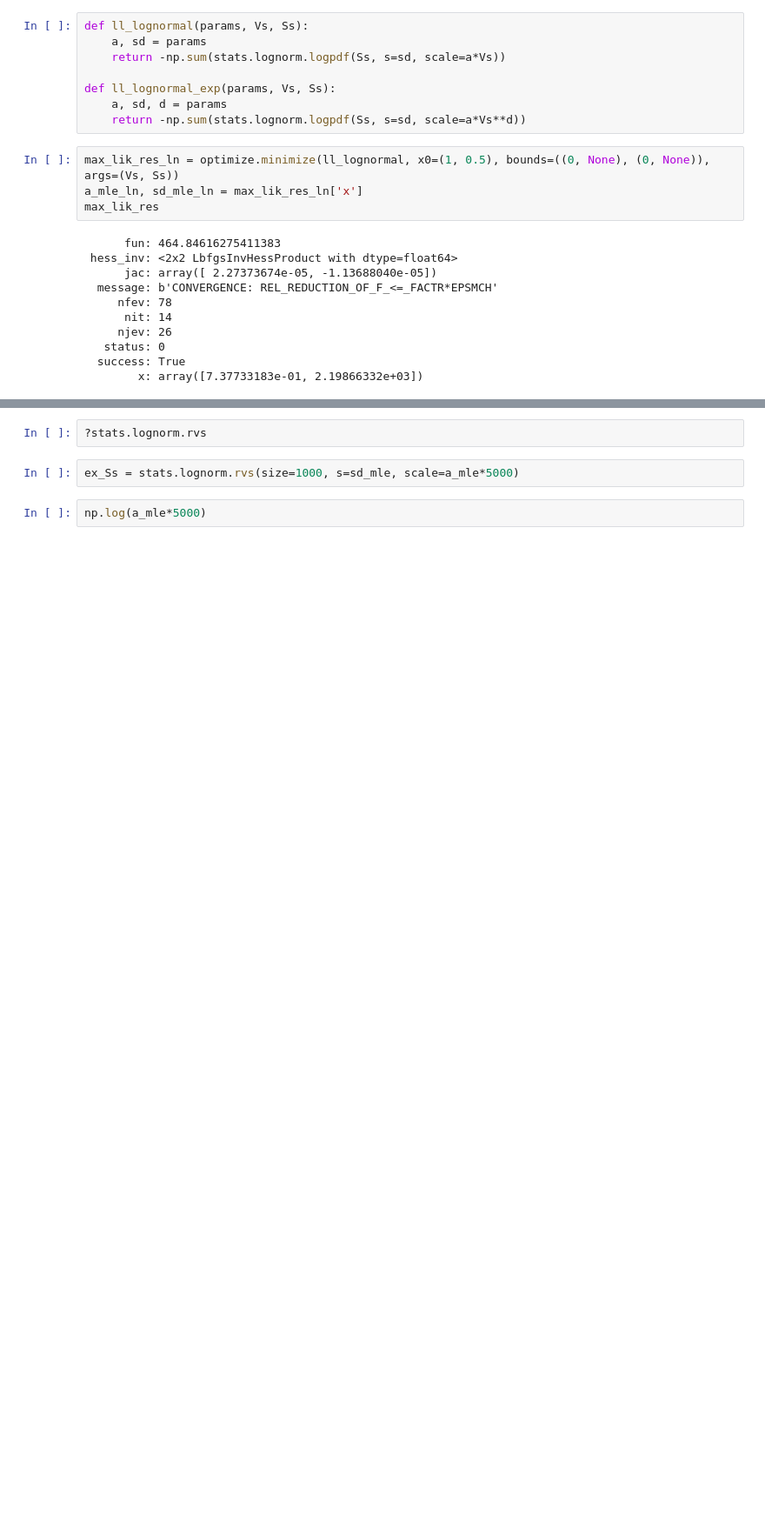
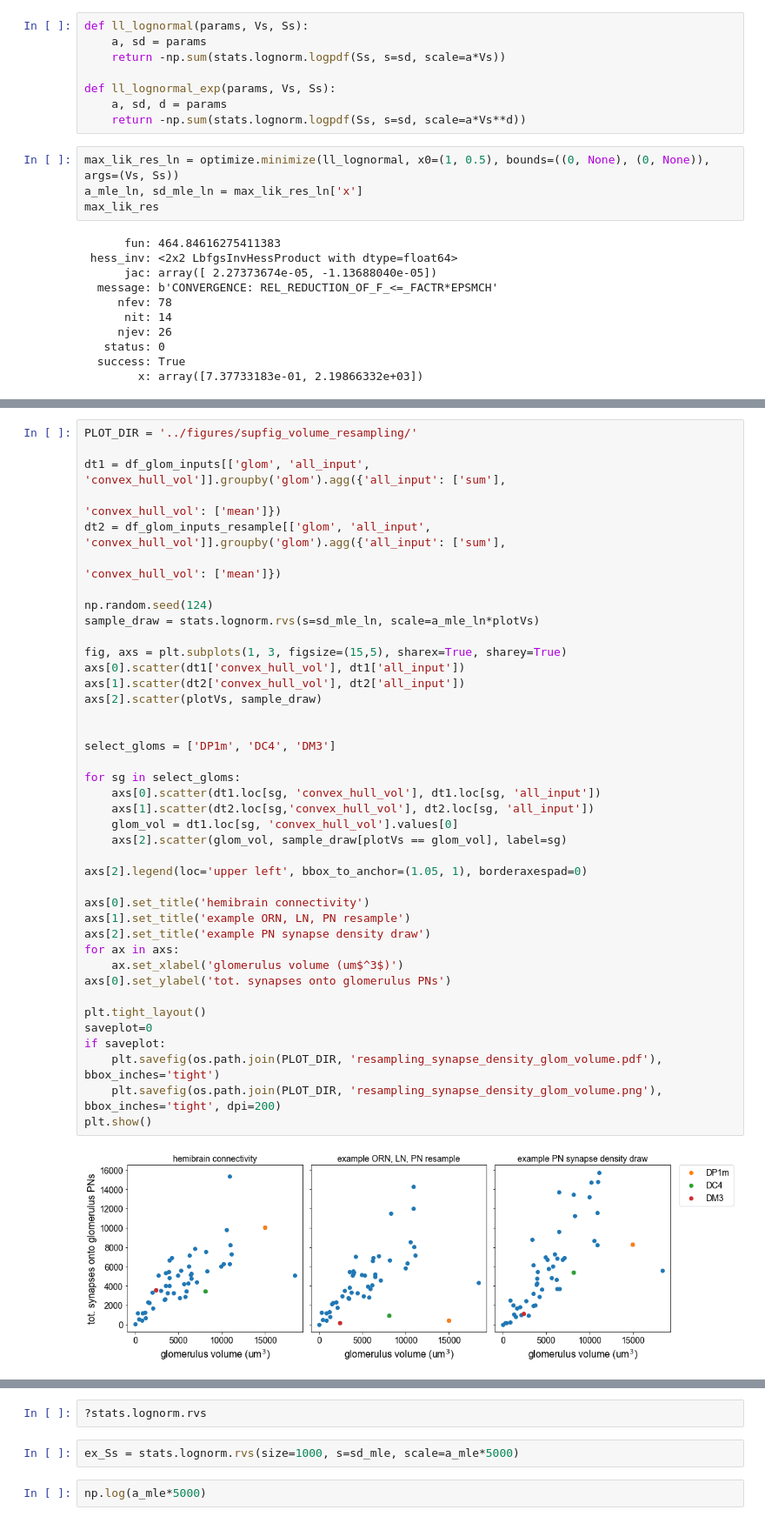
Before and after one commit to dlavrent/ALVariability, a Jupyter notebook: analysis/analyze_connectivity.ipynb, the cells around one changed output, grey strips where cells are left out. Shown at 87% size. Saved outputs shown, nothing was run; the diff lists cells and outputs as text; blank space fills up the shorter version.

```diff
--- a/analysis/analyze_connectivity.ipynb
+++ b/analysis/analyze_connectivity.ipynb
@@ -1281,0 +1371,42 @@ No handles with labels found to put in legend.
+# %%
+PLOT_DIR = '../figures/supfig_volume_resampling/'
+
+dt1 = df_glom_inputs[['glom', 'all_input', 'convex_hull_vol']].groupby('glom').agg({'all_input': ['sum'],
+                                                                                          'convex_hull_vol': ['mean']})
+dt2 = df_glom_inputs_resample[['glom', 'all_input', 'convex_hull_vol']].groupby('glom').agg({'all_input': ['sum'],
+                                                                                          'convex_hull_vol': ['mean']})
+
+np.random.seed(124)
+sample_draw = stats.lognorm.rvs(s=sd_mle_ln, scale=a_mle_ln*plotVs)
+
+fig, axs = plt.subplots(1, 3, figsize=(15,5), sharex=True, sharey=True)
+axs[0].scatter(dt1['convex_hull_vol'], dt1['all_input'])
+axs[1].scatter(dt2['convex_hull_vol'], dt2['all_input'])
+axs[2].scatter(plotVs, sample_draw)
+
+
+select_gloms = ['DP1m', 'DC4', 'DM3']
+
+for sg in select_gloms:
+    axs[0].scatter(dt1.loc[sg, 'convex_hull_vol'], dt1.loc[sg, 'all_input'])
+    axs[1].scatter(dt2.loc[sg,'convex_hull_vol'], dt2.loc[sg, 'all_input'])
+    glom_vol = dt1.loc[sg, 'convex_hull_vol'].values[0]
+    axs[2].scatter(glom_vol, sample_draw[plotVs == glom_vol], label=sg)
+
+axs[2].legend(loc='upper left', bbox_to_anchor=(1.05, 1), borderaxespad=0)
+
+axs[0].set_title('hemibrain connectivity')
+axs[1].set_title('example ORN, LN, PN resample')
+axs[2].set_title('example PN synapse density draw')
+for ax in axs:
+    ax.set_xlabel('glomerulus volume (um$^3$)')
+axs[0].set_ylabel('tot. synapses onto glomerulus PNs')
+
+plt.tight_layout()
+saveplot=0
+if saveplot:
+    plt.savefig(os.path.join(PLOT_DIR, 'resampling_synapse_density_glom_volume.pdf'), bbox_inches='tight')
+    plt.savefig(os.path.join(PLOT_DIR, 'resampling_synapse_density_glom_volume.png'), bbox_inches='tight', dpi=200)
+plt.show()
+# %% [output]
+[figure, added]
```
Also changed, not shown: parts of 54 cells of this notebook.
